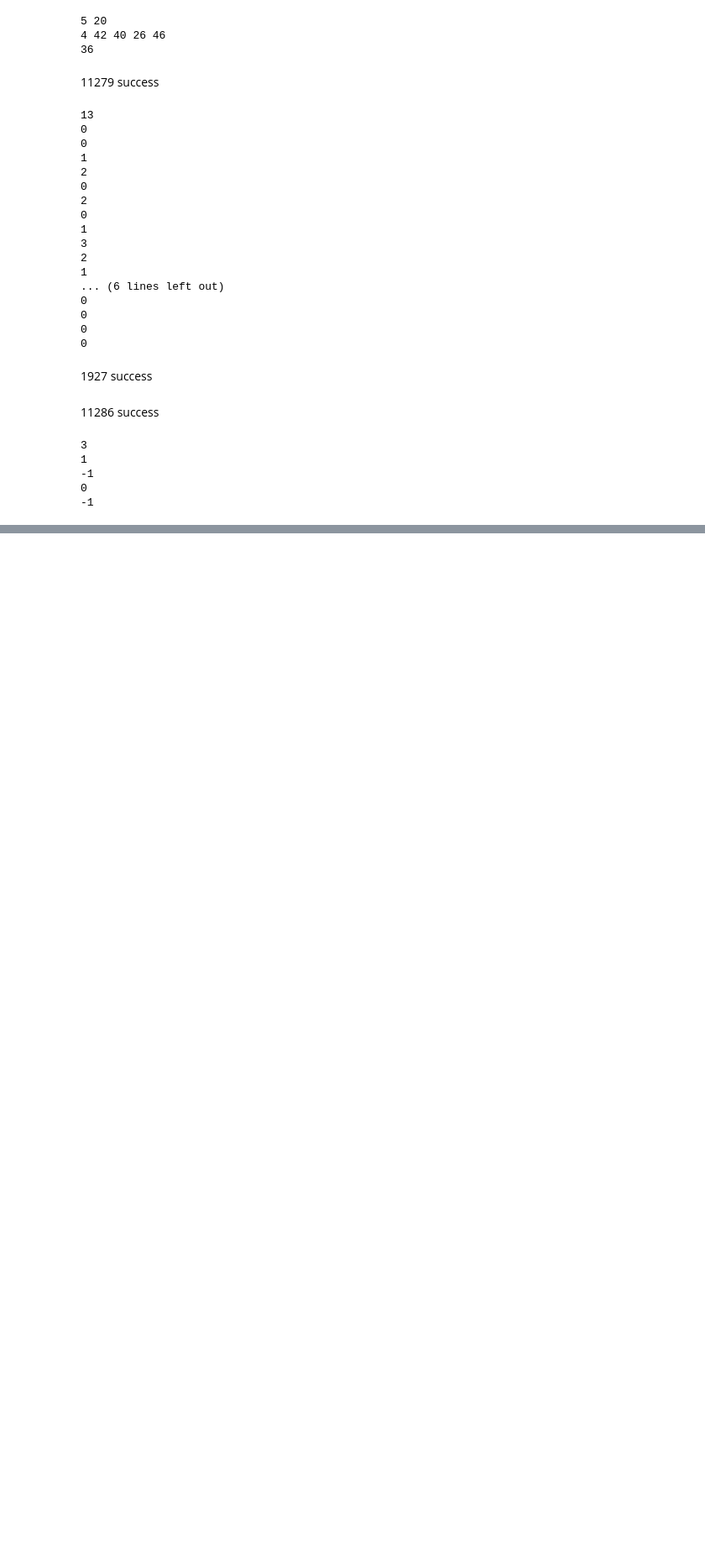
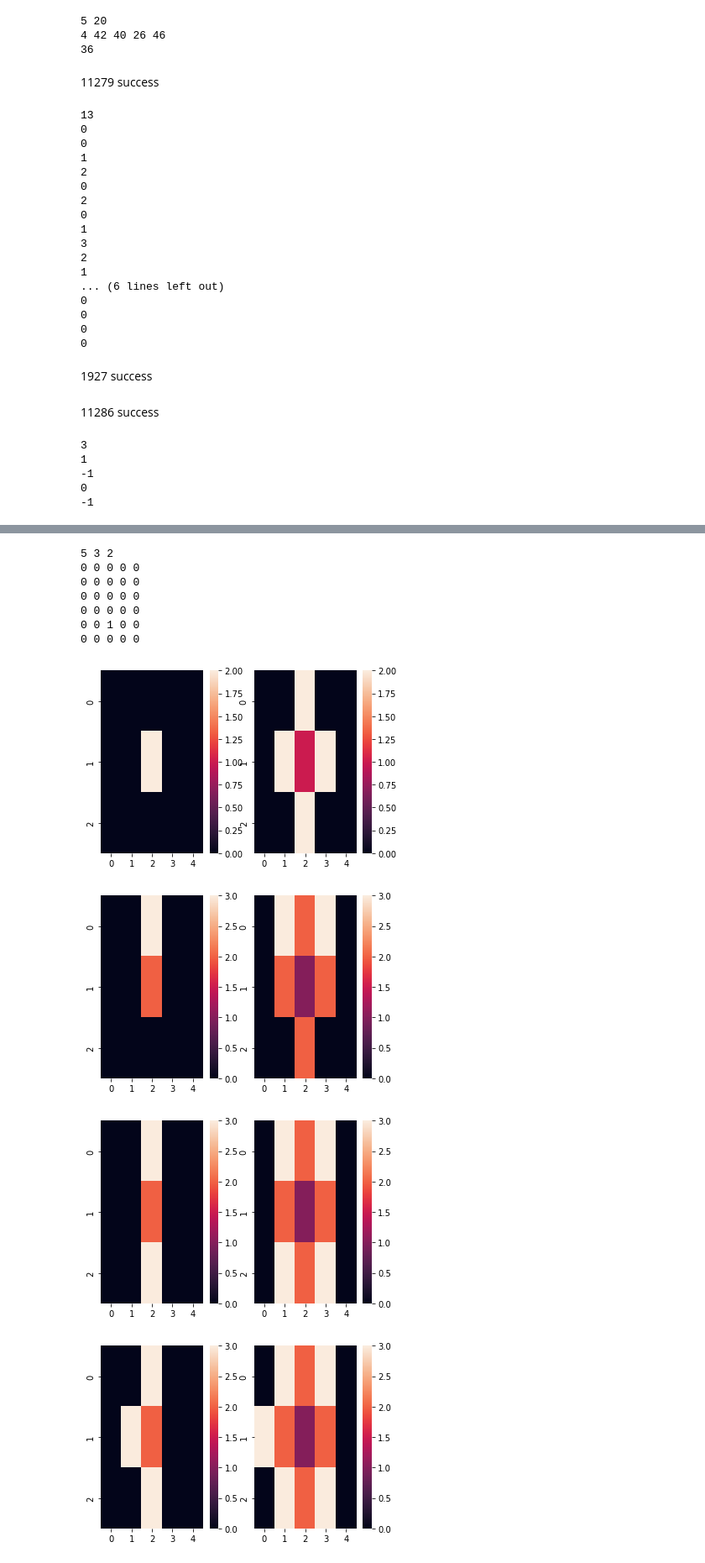
Before and after one commit to chi-hun/baekjoon_test, a Jupyter notebook: baekjoon_test.ipynb, the cells around one changed output, grey strips where cells are left out. Shown at 84% size. Cells and saved outputs as stored; diff of their text form; code cells hidden in the pictures; blank space fills up the shorter version.

```diff
--- a/baekjoon_test.ipynb
+++ b/baekjoon_test.ipynb
@@ -3416,0 +3756,60 @@ for _ in range(int(input())):
+# %%
+from collections import deque
+#import matplotlib.pyplot as plt # heatmap 으로 변화 과정을 보고 싶어서
+#import seaborn as sns
+m, n, h = map(int, input().split())
+tomato = [[list(map(int, input().split())) for _ in range(n)] for _ in range(h)]
+a = deque([])
+
+def tomato_bfs(): # bfs
+    while a:
+        zz, yy, xx = a.popleft()
+        for i in [[0,-1,0],[0,1,0],[0,0,-1],[0,0,1],[-1,0,0],[1,0,0]]:
+            if zz + i[0] == -1 or zz + i[0] == h or yy + i[1] == -1 or yy + i[1] == n or xx + i[2] == -1 or xx + i[2] == m:
+                continue
+            else:
+                if tomato[zz + i[0]][yy + i[1]][xx + i[2]] == 0:
+                    a.append([zz + i[0], yy + i[1], xx + i[2]])
+                    tomato[zz + i[0]][yy + i[1]][xx + i[2]] = tomato[zz][yy][xx] + 1
+        # for i in range(h):
+        #     plt.subplot(1,h,i+1)
+        #     sns.heatmap(tomato[i])
+        # plt.show()
+
+def re(): # 결과
+    ma = 0
+    ct = 0
+    for i in tomato: # 최대일수 찾기
+        for j in i:
+            if max(j) >= ma:
+                ma = max(j)
+    for i in tomato: # 안익은 토마토 있는지 찾기
+        for j in i:
+            if 0 in j:
+                ct = 1
+                break
+    if ct:
+        return -1
+    else:
+        return ma - 1
+
+for i in range(h): # 처음 익은 토마토 deque에 넣기
+    for j in range(n):
+        for k in range(m):
+            if tomato[i][j][k] == 1:
+                a.append([i, j, k])
+
+tomato_bfs()
+print(re())
+# %% [output]
+5 3 2
+0 0 0 0 0
+0 0 0 0 0
+0 0 0 0 0
+0 0 0 0 0
+0 0 1 0 0
+0 0 0 0 0
+[figure, added]
+[figure, added]
+[figure, added]
+[figure, added]
```
Also changed, not shown: parts of 14 cells of this notebook.
